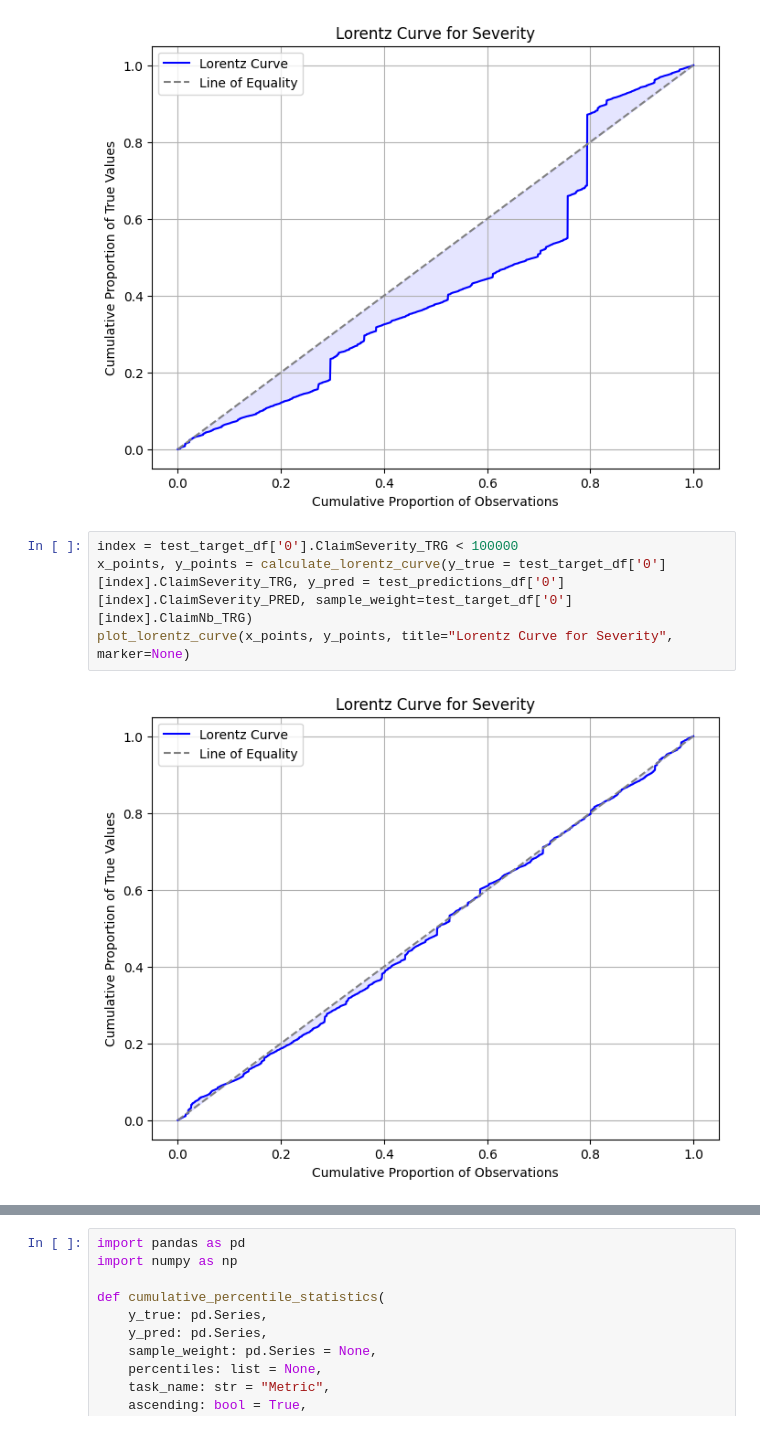
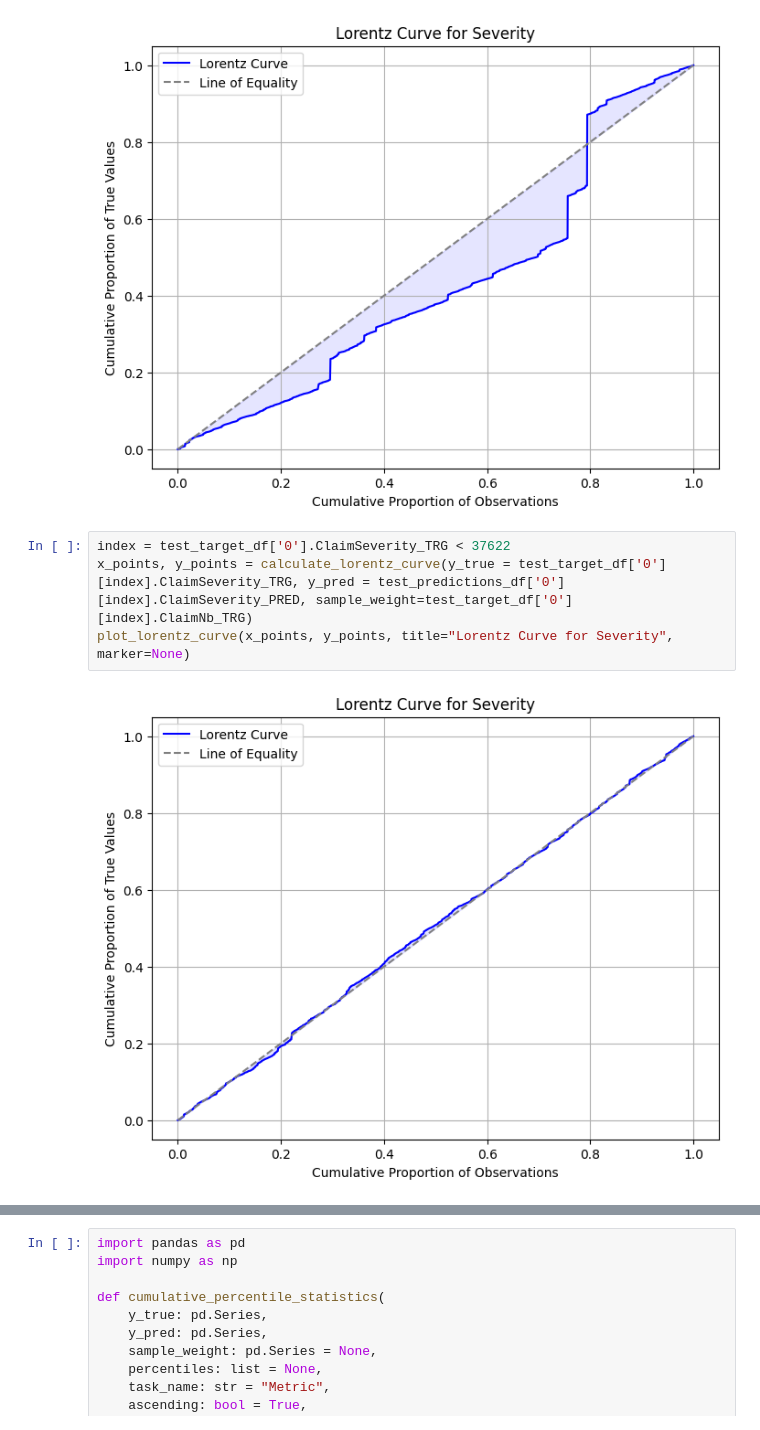
Before and after one commit to krzpiesiewicz/claim-modelling-kedro, a Jupyter notebook: claim_modelling_kedro/notebooks/dev_results_analysis.ipynb, the cells around one changed output, grey strips where cells are left out. Drawn from its saved outputs; the diff is of its cells as text.

```diff
--- a/claim_modelling_kedro/notebooks/dev_results_analysis.ipynb
+++ b/claim_modelling_kedro/notebooks/dev_results_analysis.ipynb
@@ -698,9 +869,9 @@ plot_lorentz_curve(x_points, y_points, title="Lorentz Curve for Severity", marke
 # %% [output]
 [figure]
 # %%
-index = test_target_df['0'].ClaimSeverity_TRG < 100000
+index = test_target_df['0'].ClaimSeverity_TRG < 37622
 x_points, y_points = calculate_lorentz_curve(y_true = test_target_df['0'][index].ClaimSeverity_TRG, y_pred = test_predictions_df['0'][index].ClaimSeverity_PRED, sample_weight=test_target_df['0'][index].ClaimNb_TRG)
 plot_lorentz_curve(x_points, y_points, title="Lorentz Curve for Severity", marker=None)
 # %% [output]
-[figure, old version]
+[figure, new version]
 # %%
```
Also changed, not shown: parts of 47 cells of this notebook, 3 other files.
